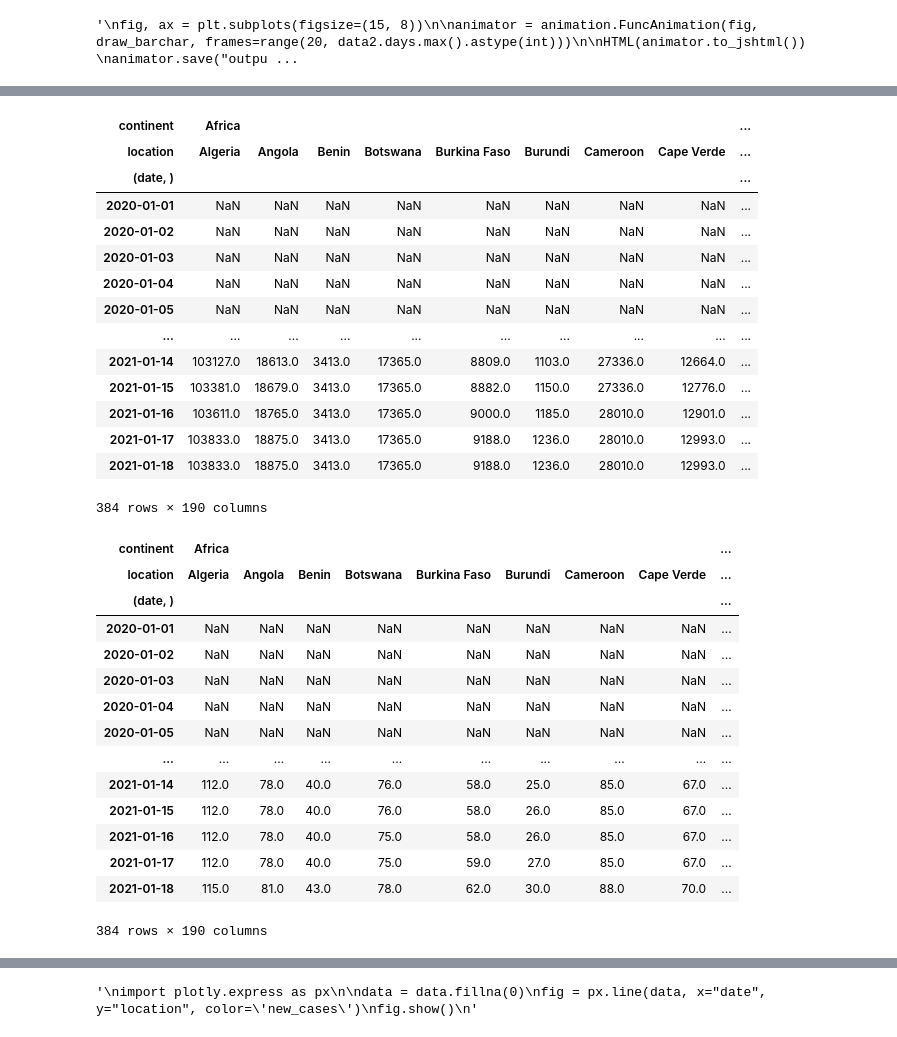
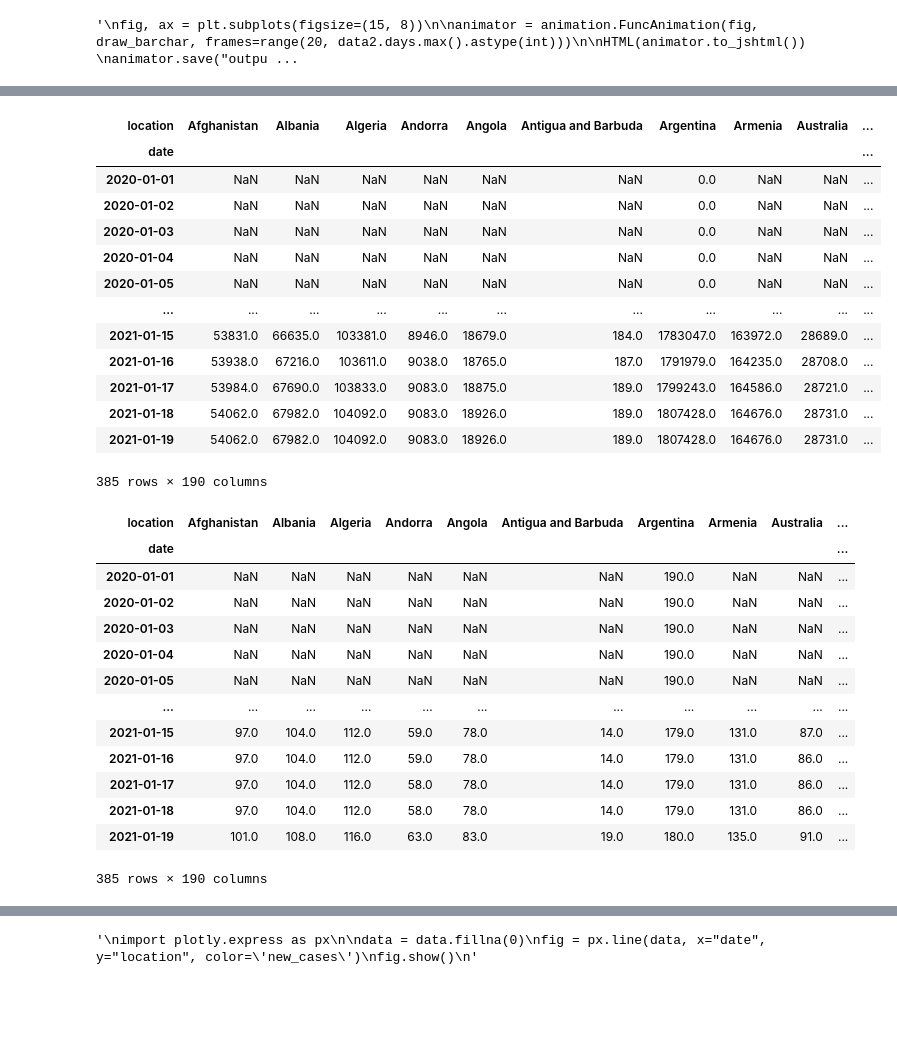
Before and after one commit to grundius1/coronavirus_bar_race, a Jupyter notebook: corona.ipynb, the cells around one changed output, grey strips where cells are left out. Drawn from its saved outputs; the diff is of its cells as text; code cells hidden in the pictures; blank space fills up the shorter version.

```diff
--- a/corona.ipynb
+++ b/corona.ipynb
@@ -282,40 +282,38 @@ data
 # %%
-df_values, df_ranks = bcr.prepare_long_data(data, index='date', columns=['continent','location'],
+df_values, df_ranks = bcr.prepare_long_data(data, index='date', columns=['location'],
                                             values='total_cases', steps_per_period=1)
 
 df_values
 # %% [output]
-| continent | Africa |  |  |  |  |  |  |  | ... |
-| location | Algeria | Angola | Benin | Botswana | Burkina Faso | Burundi | Cameroon | Cape Verde | ... |
-| (date, ) |  |  |  |  |  |  |  |  | ... |
-| 2020-01-01 | NaN | NaN | NaN | NaN | NaN | NaN | NaN | NaN | ... |
-| 2020-01-02 | NaN | NaN | NaN | NaN | NaN | NaN | NaN | NaN | ... |
-| 2020-01-03 | NaN | NaN | NaN | NaN | NaN | NaN | NaN | NaN | ... |
-| 2020-01-04 | NaN | NaN | NaN | NaN | NaN | NaN | NaN | NaN | ... |
-| 2020-01-05 | NaN | NaN | NaN | NaN | NaN | NaN | NaN | NaN | ... |
-| ... | ... | ... | ... | ... | ... | ... | ... | ... | ... |
-| 2021-01-14 | 103127.0 | 18613.0 | 3413.0 | 17365.0 | 8809.0 | 1103.0 | 27336.0 | 12664.0 | ... |
-| 2021-01-15 | 103381.0 | 18679.0 | 3413.0 | 17365.0 | 8882.0 | 1150.0 | 27336.0 | 12776.0 | ... |
-| 2021-01-16 | 103611.0 | 18765.0 | 3413.0 | 17365.0 | 9000.0 | 1185.0 | 28010.0 | 12901.0 | ... |
-| 2021-01-17 | 103833.0 | 18875.0 | 3413.0 | 17365.0 | 9188.0 | 1236.0 | 28010.0 | 12993.0 | ... |
-| 2021-01-18 | 103833.0 | 18875.0 | 3413.0 | 17365.0 | 9188.0 | 1236.0 | 28010.0 | 12993.0 | ... |
+| location | Afghanistan | Albania | Algeria | Andorra | Angola | Antigua and Barbuda | Argentina | Armenia | Australia | ... |
+| date |  |  |  |  |  |  |  |  |  | ... |
+| 2020-01-01 | NaN | NaN | NaN | NaN | NaN | NaN | 0.0 | NaN | NaN | ... |
+| 2020-01-02 | NaN | NaN | NaN | NaN | NaN | NaN | 0.0 | NaN | NaN | ... |
+| 2020-01-03 | NaN | NaN | NaN | NaN | NaN | NaN | 0.0 | NaN | NaN | ... |
+| 2020-01-04 | NaN | NaN | NaN | NaN | NaN | NaN | 0.0 | NaN | NaN | ... |
+| 2020-01-05 | NaN | NaN | NaN | NaN | NaN | NaN | 0.0 | NaN | NaN | ... |
+| ... | ... | ... | ... | ... | ... | ... | ... | ... | ... | ... |
+| 2021-01-15 | 53831.0 | 66635.0 | 103381.0 | 8946.0 | 18679.0 | 184.0 | 1783047.0 | 163972.0 | 28689.0 | ... |
+| 2021-01-16 | 53938.0 | 67216.0 | 103611.0 | 9038.0 | 18765.0 | 187.0 | 1791979.0 | 164235.0 | 28708.0 | ... |
+| 2021-01-17 | 53984.0 | 67690.0 | 103833.0 | 9083.0 | 18875.0 | 189.0 | 1799243.0 | 164586.0 | 28721.0 | ... |
+| 2021-01-18 | 54062.0 | 67982.0 | 104092.0 | 9083.0 | 18926.0 | 189.0 | 1807428.0 | 164676.0 | 28731.0 | ... |
+| 2021-01-19 | 54062.0 | 67982.0 | 104092.0 | 9083.0 | 18926.0 | 189.0 | 1807428.0 | 164676.0 | 28731.0 | ... |
-384 rows × 190 columns
+385 rows × 190 columns
 # %%
 df_ranks
 # %% [output]
-| continent | Africa |  |  |  |  |  |  |  | ... |
-| location | Algeria | Angola | Benin | Botswana | Burkina Faso | Burundi | Cameroon | Cape Verde | ... |
-| (date, ) |  |  |  |  |  |  |  |  | ... |
-| 2020-01-01 | NaN | NaN | NaN | NaN | NaN | NaN | NaN | NaN | ... |
-| 2020-01-02 | NaN | NaN | NaN | NaN | NaN | NaN | NaN | NaN | ... |
-| 2020-01-03 | NaN | NaN | NaN | NaN | NaN | NaN | NaN | NaN | ... |
-| 2020-01-04 | NaN | NaN | NaN | NaN | NaN | NaN | NaN | NaN | ... |
-| 2020-01-05 | NaN | NaN | NaN | NaN | NaN | NaN | NaN | NaN | ... |
-| ... | ... | ... | ... | ... | ... | ... | ... | ... | ... |
-| 2021-01-14 | 112.0 | 78.0 | 40.0 | 76.0 | 58.0 | 25.0 | 85.0 | 67.0 | ... |
-| 2021-01-15 | 112.0 | 78.0 | 40.0 | 76.0 | 58.0 | 26.0 | 85.0 | 67.0 | ... |
-| 2021-01-16 | 112.0 | 78.0 | 40.0 | 75.0 | 58.0 | 26.0 | 85.0 | 67.0 | ... |
-| 2021-01-17 | 112.0 | 78.0 | 40.0 | 75.0 | 59.0 | 27.0 | 85.0 | 67.0 | ... |
-| 2021-01-18 | 115.0 | 81.0 | 43.0 | 78.0 | 62.0 | 30.0 | 88.0 | 70.0 | ... |
+| location | Afghanistan | Albania | Algeria | Andorra | Angola | Antigua and Barbuda | Argentina | Armenia | Australia | ... |
+| date |  |  |  |  |  |  |  |  |  | ... |
+| 2020-01-01 | NaN | NaN | NaN | NaN | NaN | NaN | 190.0 | NaN | NaN | ... |
+| 2020-01-02 | NaN | NaN | NaN | NaN | NaN | NaN | 190.0 | NaN | NaN | ... |
+| 2020-01-03 | NaN | NaN | NaN | NaN | NaN | NaN | 190.0 | NaN | NaN | ... |
+| 2020-01-04 | NaN | NaN | NaN | NaN | NaN | NaN | 190.0 | NaN | NaN | ... |
+| 2020-01-05 | NaN | NaN | NaN | NaN | NaN | NaN | 190.0 | NaN | NaN | ... |
+| ... | ... | ... | ... | ... | ... | ... | ... | ... | ... | ... |
+| 2021-01-15 | 97.0 | 104.0 | 112.0 | 59.0 | 78.0 | 14.0 | 179.0 | 131.0 | 87.0 | ... |
+| 2021-01-16 | 97.0 | 104.0 | 112.0 | 59.0 | 78.0 | 14.0 | 179.0 | 131.0 | 86.0 | ... |
+| 2021-01-17 | 97.0 | 104.0 | 112.0 | 58.0 | 78.0 | 14.0 | 179.0 | 131.0 | 86.0 | ... |
+| 2021-01-18 | 97.0 | 104.0 | 112.0 | 58.0 | 78.0 | 14.0 | 179.0 | 131.0 | 86.0 | ... |
+| 2021-01-19 | 101.0 | 108.0 | 116.0 | 63.0 | 83.0 | 19.0 | 180.0 | 135.0 | 91.0 | ... |
-384 rows × 190 columns
+385 rows × 190 columns
 # %%
```
Also changed, not shown: parts of 20 cells of this notebook, 3 other files.
